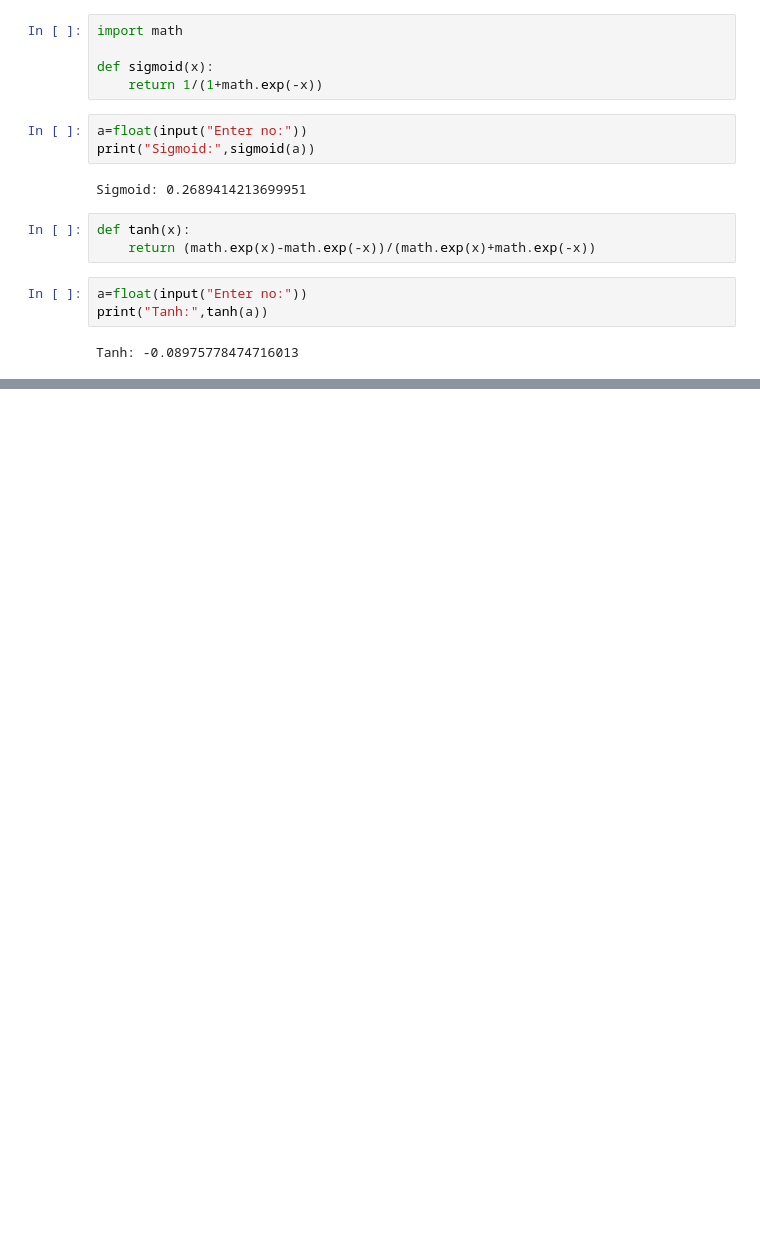
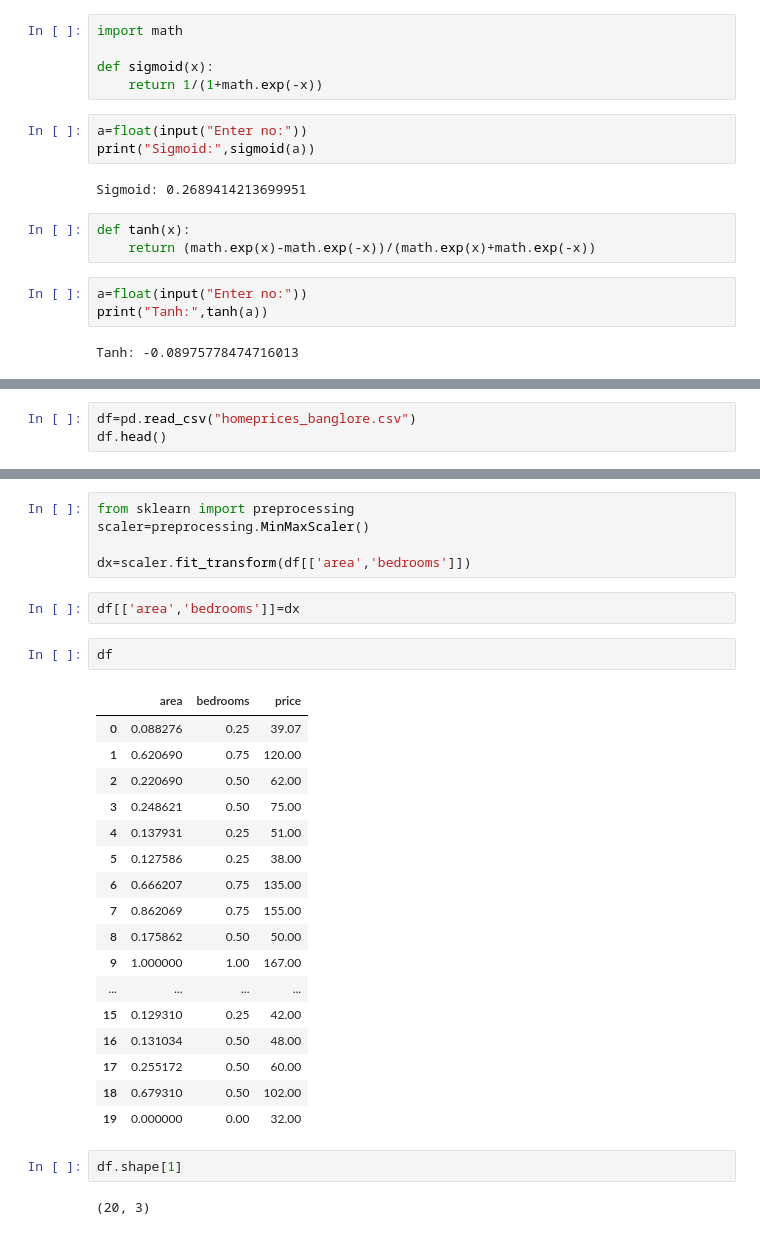
Before and after one commit to ADITYAGUPTAx/Deep-Learning, a Jupyter notebook: Deep learning.ipynb, the cells around one changed output, grey strips where cells are left out. Drawn from its saved outputs; the diff is of its cells as text; blank space fills up the shorter version.

```diff
--- a/Deep learning.ipynb
+++ b/Deep learning.ipynb
@@ -199,0 +460,3 @@ Tanh: -0.08975778474716013
+# %%
+df=pd.read_csv("homeprices_banglore.csv")
+df.head()
@@ -199,0 +470,31 @@ Tanh: -0.08975778474716013
+# %%
+from sklearn import preprocessing
+scaler=preprocessing.MinMaxScaler()
+
+dx=scaler.fit_transform(df[['area','bedrooms']])
+# %%
+df[['area','bedrooms']]=dx
+# %%
+df
+# %% [output]
+|  | area | bedrooms | price |
+| 0 | 0.088276 | 0.25 | 39.07 |
+| 1 | 0.620690 | 0.75 | 120.00 |
+| 2 | 0.220690 | 0.50 | 62.00 |
+| 3 | 0.248621 | 0.50 | 75.00 |
+| 4 | 0.137931 | 0.25 | 51.00 |
+| 5 | 0.127586 | 0.25 | 38.00 |
+| 6 | 0.666207 | 0.75 | 135.00 |
+| 7 | 0.862069 | 0.75 | 155.00 |
+| 8 | 0.175862 | 0.50 | 50.00 |
+| 9 | 1.000000 | 1.00 | 167.00 |
+| ... | ... | ... | ... |
+| 15 | 0.129310 | 0.25 | 42.00 |
+| 16 | 0.131034 | 0.50 | 48.00 |
+| 17 | 0.255172 | 0.50 | 60.00 |
+| 18 | 0.679310 | 0.50 | 102.00 |
+| 19 | 0.000000 | 0.00 | 32.00 |
+# %%
+df.shape[1]
+# %% [output]
+(20, 3)
```
Also changed, not shown: parts of 32 cells of this notebook, 3 other files.
